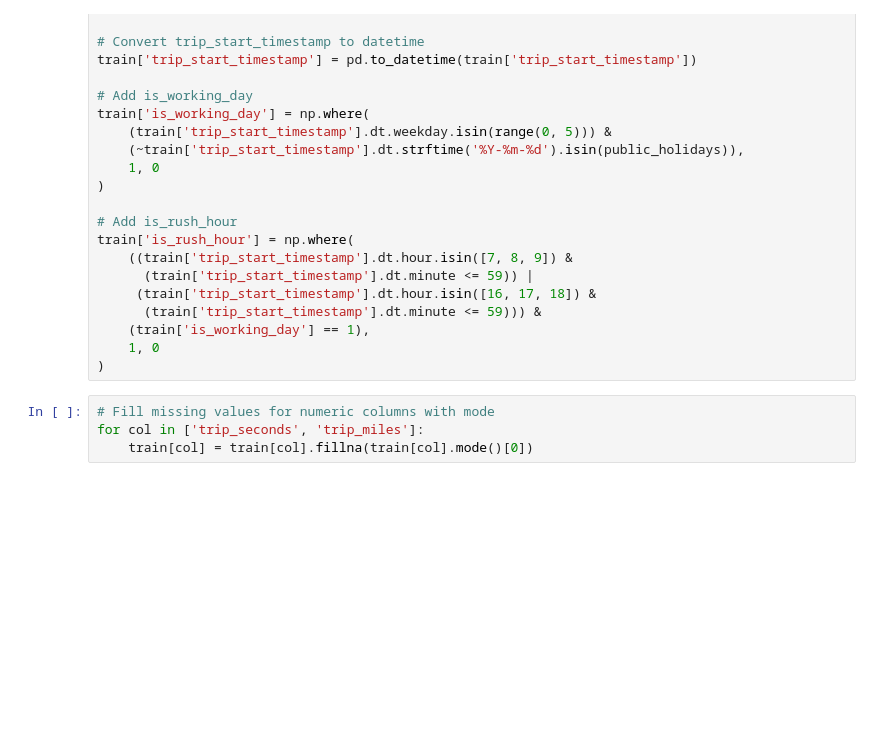
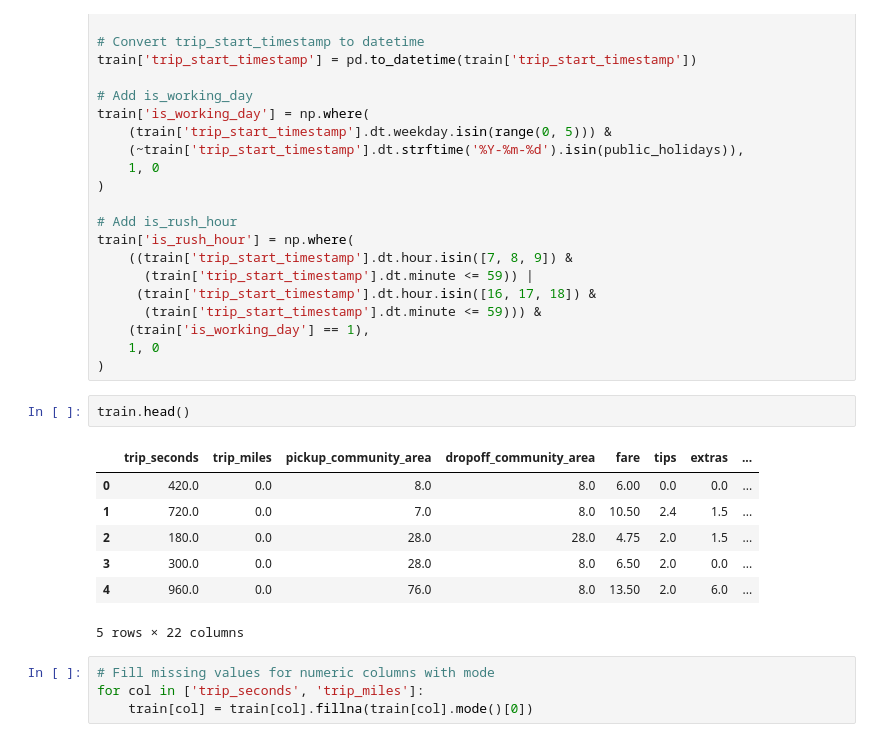
Before and after one commit to TrungNguyen1409/tum-analytics-cup-2020, a Jupyter notebook: challenge-description-and-input-files/van.ipynb, the cells around one changed output. Cells and saved outputs as stored; diff of their text form; blank space fills up the shorter version.

```diff
--- a/challenge-description-and-input-files/van.ipynb
+++ b/challenge-description-and-input-files/van.ipynb
@@ -63,6 +66,16 @@ train['is_rush_hour'] = np.where(
     (train['is_working_day'] == 1),
     1, 0
 )
+# %%
+train.head()
+# %% [output]
+|  | trip_seconds | trip_miles | pickup_community_area | dropoff_community_area | fare | tips | extras | ... |
+| 0 | 420.0 | 0.0 | 8.0 | 8.0 | 6.00 | 0.0 | 0.0 | ... |
+| 1 | 720.0 | 0.0 | 7.0 | 8.0 | 10.50 | 2.4 | 1.5 | ... |
+| 2 | 180.0 | 0.0 | 28.0 | 28.0 | 4.75 | 2.0 | 1.5 | ... |
+| 3 | 300.0 | 0.0 | 28.0 | 8.0 | 6.50 | 2.0 | 0.0 | ... |
+| 4 | 960.0 | 0.0 | 76.0 | 8.0 | 13.50 | 2.0 | 6.0 | ... |
+5 rows × 22 columns
 # %%
 # Fill missing values for numeric columns with mode
 for col in ['trip_seconds', 'trip_miles']:
```
Also changed, not shown: parts of 19 cells of this notebook.
